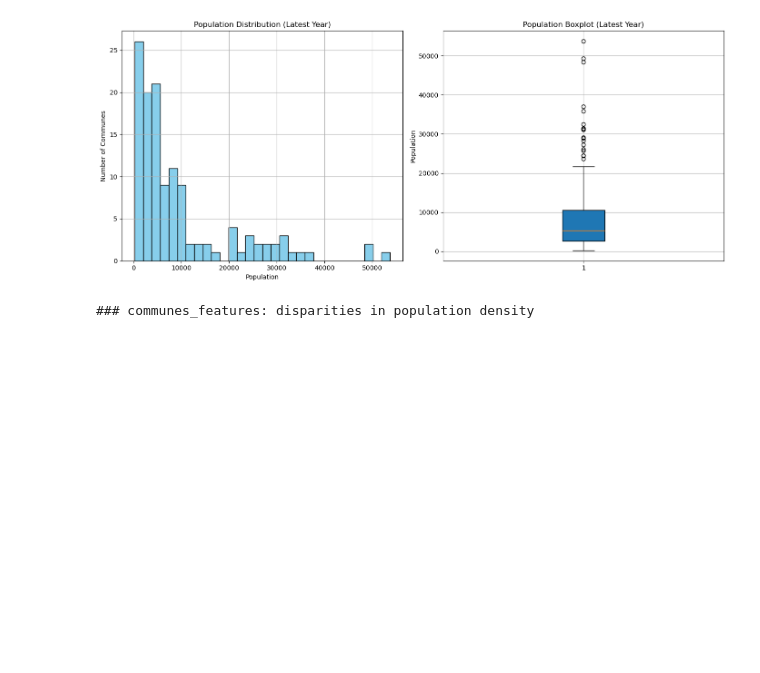
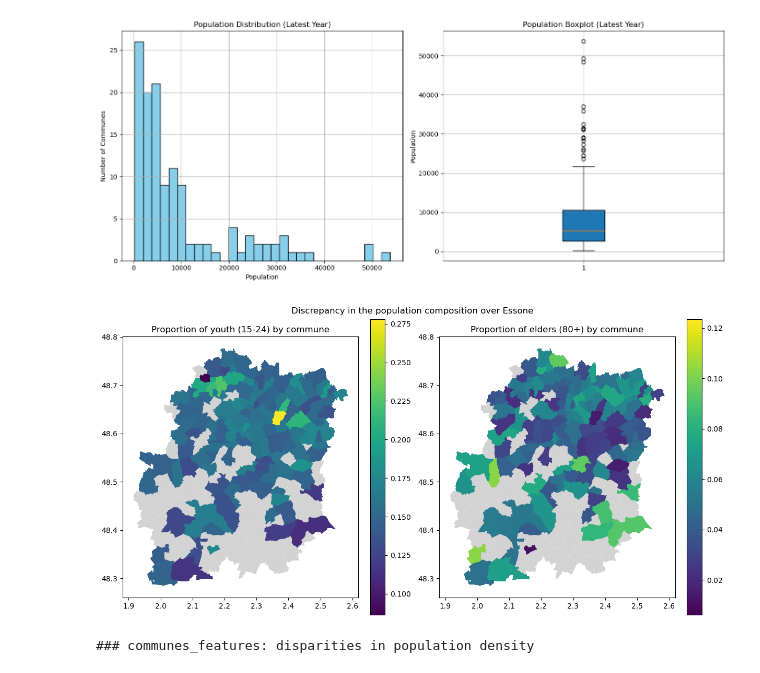
Before and after one commit to XwaeK/DataCamp2024_group_project, a Jupyter notebook: sdis91_estimation_starting_kit.ipynb, the cells around one changed output. Cells and saved outputs as stored; diff of their text form; code cells hidden in the pictures; blank space fills up the shorter version.

```diff
--- a/sdis91_estimation_starting_kit.ipynb
+++ b/sdis91_estimation_starting_kit.ipynb
@@ -457,6 +548,40 @@ plt.show()
      Median Population: 5280
      Mean Population: 9709
 [figure]
+# %%
+# Load the geographic features for display on a map
+pop_density = gpd.GeoDataFrame(pd.merge(
+    communes_91,
+    communes_features[["code_insee", "pop_pop", "tx_pop_15-24", "tx_pop_80+"]],
+    how='left',
+    left_on="insee",
+    right_on="code_insee"))
+
+# Plot the population composition
+fig, axs = plt.subplots(1, 2, figsize=(12, 6), layout='constrained')
+# Proportion of youth
+pop_density.plot(column="tx_pop_15-24",
+                 missing_kwds={
+                     'color': 'lightgrey',
+                     "label": "Missing values"
+                 },
+                 ax=axs[0],
+                 legend=True)
+axs[0].set_title("Proportion of youth (15-24) by commune")
+
+# Proportion of elders
+pop_density.plot(column="tx_pop_80+",
+                 missing_kwds={
+                     'color': 'lightgrey',
+                     "label": "Missing values"
+                 },
+                 ax=axs[1],
+                 legend=True)
+axs[1].set_title("Proportion of elders (80+) by commune")
+plt.suptitle("Discrepancy in the population composition over Essone")
+plt.show()
+# %% [output]
+[figure, added]
 # %%
 print("\n### communes_features: disparities in population density")
 demographic_cols = [
```
Also changed, not shown: parts of 20 cells of this notebook, 5 other files.
